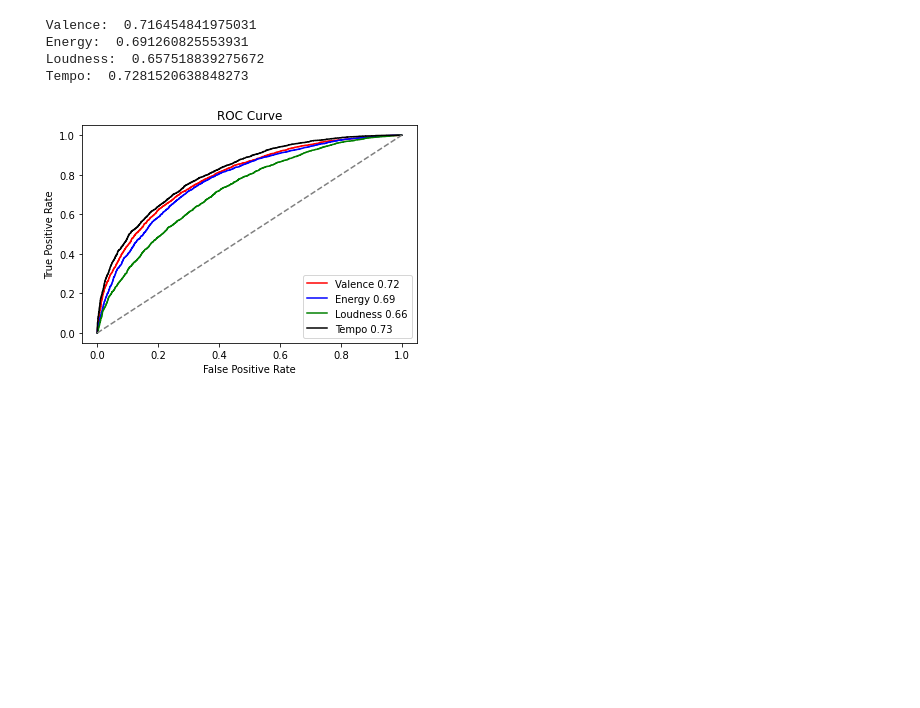
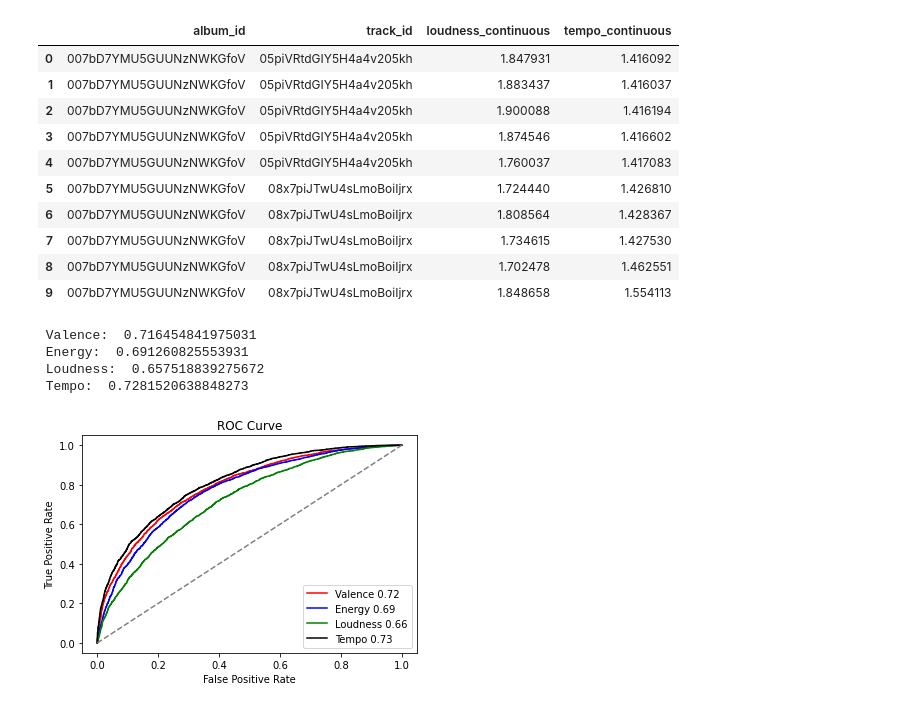
Before and after one commit to pasoneto/doc_suomi, a Jupyter notebook: code/analysis/lstm_eval.ipynb, the cells around one changed output. Cells and saved outputs as stored; diff of their text form; code cells hidden in the pictures; blank space fills up the shorter version.

```diff
--- a/code/analysis/lstm_eval.ipynb
+++ b/code/analysis/lstm_eval.ipynb
@@ -16,3 +22,25 @@ from keras.callbacks import EarlyStopping, ReduceLROnPlateau, ModelCheckpoint
+# %%
+# base = pd.read_csv('/home/pasoneto/Documents/github/doc_suomi/data/lstm/lstm.csv')
+
+# le = preprocessing.LabelEncoder()
+# base['valence_cat'] = le.fit_transform(base['valence_cat'])
+# base['energy_cat'] = le.fit_transform(base['energy_cat'])
+# base['loudness_cat'] = le.fit_transform(base['loudness_cat'])
+# base['tempo_cat'] = le.fit_transform(base['tempo_cat'])
+
+base.head(10)[['album_id', 'track_id', 'loudness_continuous', 'tempo_continuous']]
+# %% [output]
+|  | album_id | track_id | loudness_continuous | tempo_continuous |
+| 0 | 007bD7YMU5GUUNzNWKGfoV | 05piVRtdGIY5H4a4v205kh | 1.847931 | 1.416092 |
+| 1 | 007bD7YMU5GUUNzNWKGfoV | 05piVRtdGIY5H4a4v205kh | 1.883437 | 1.416037 |
+| 2 | 007bD7YMU5GUUNzNWKGfoV | 05piVRtdGIY5H4a4v205kh | 1.900088 | 1.416194 |
+| 3 | 007bD7YMU5GUUNzNWKGfoV | 05piVRtdGIY5H4a4v205kh | 1.874546 | 1.416602 |
+| 4 | 007bD7YMU5GUUNzNWKGfoV | 05piVRtdGIY5H4a4v205kh | 1.760037 | 1.417083 |
+| 5 | 007bD7YMU5GUUNzNWKGfoV | 08x7piJTwU4sLmoBoiIjrx | 1.724440 | 1.426810 |
+| 6 | 007bD7YMU5GUUNzNWKGfoV | 08x7piJTwU4sLmoBoiIjrx | 1.808564 | 1.428367 |
+| 7 | 007bD7YMU5GUUNzNWKGfoV | 08x7piJTwU4sLmoBoiIjrx | 1.734615 | 1.427530 |
+| 8 | 007bD7YMU5GUUNzNWKGfoV | 08x7piJTwU4sLmoBoiIjrx | 1.702478 | 1.462551 |
+| 9 | 007bD7YMU5GUUNzNWKGfoV | 08x7piJTwU4sLmoBoiIjrx | 1.848658 | 1.554113 |
 # %%
 def sampleMaker_entry(sample, input_size, output_size, entrada_var):
     n_slides = len(sample.index) - (output_size + input_size)+1
```
Also changed, not shown: parts of 2 cells of this notebook, 4 other files.
